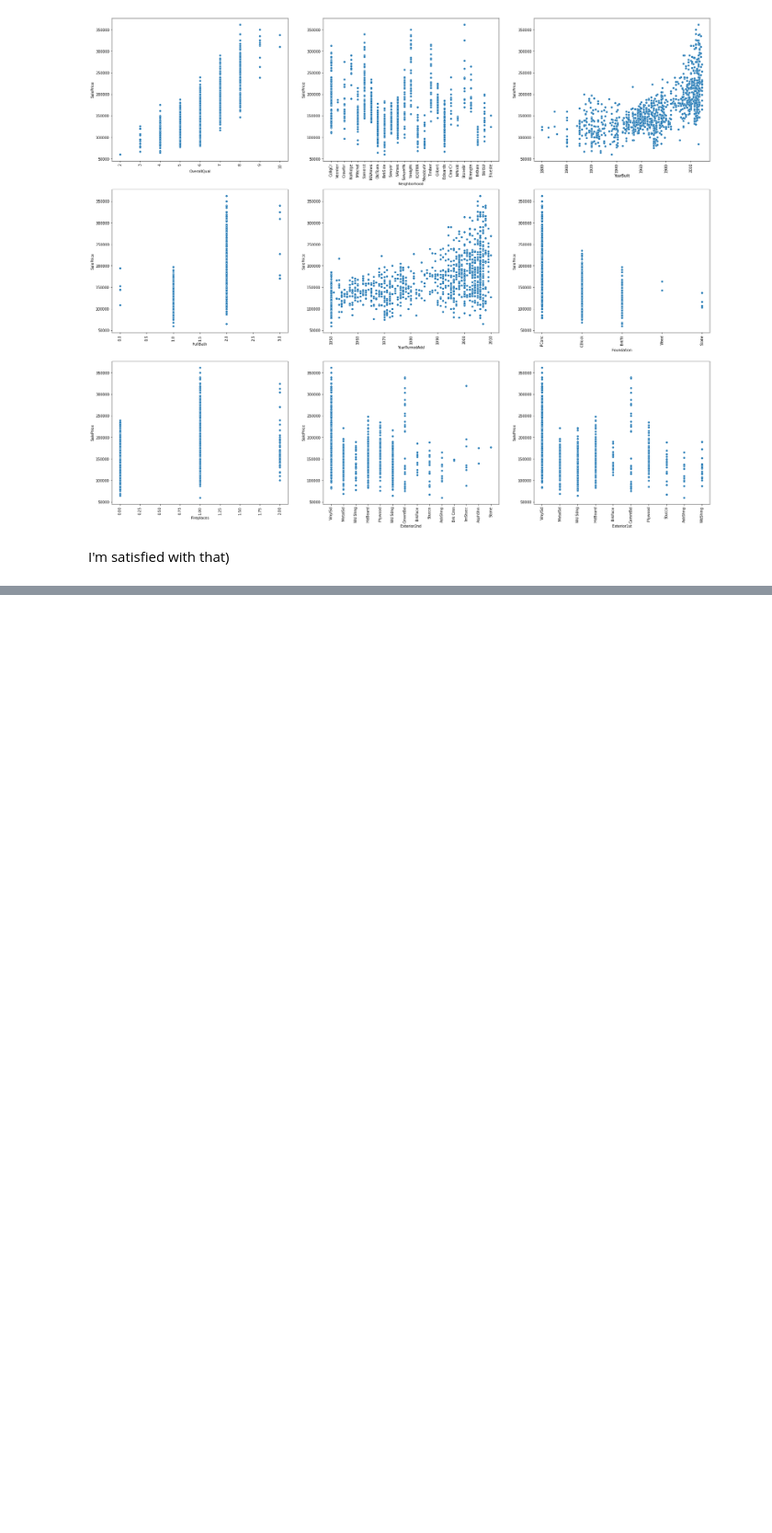
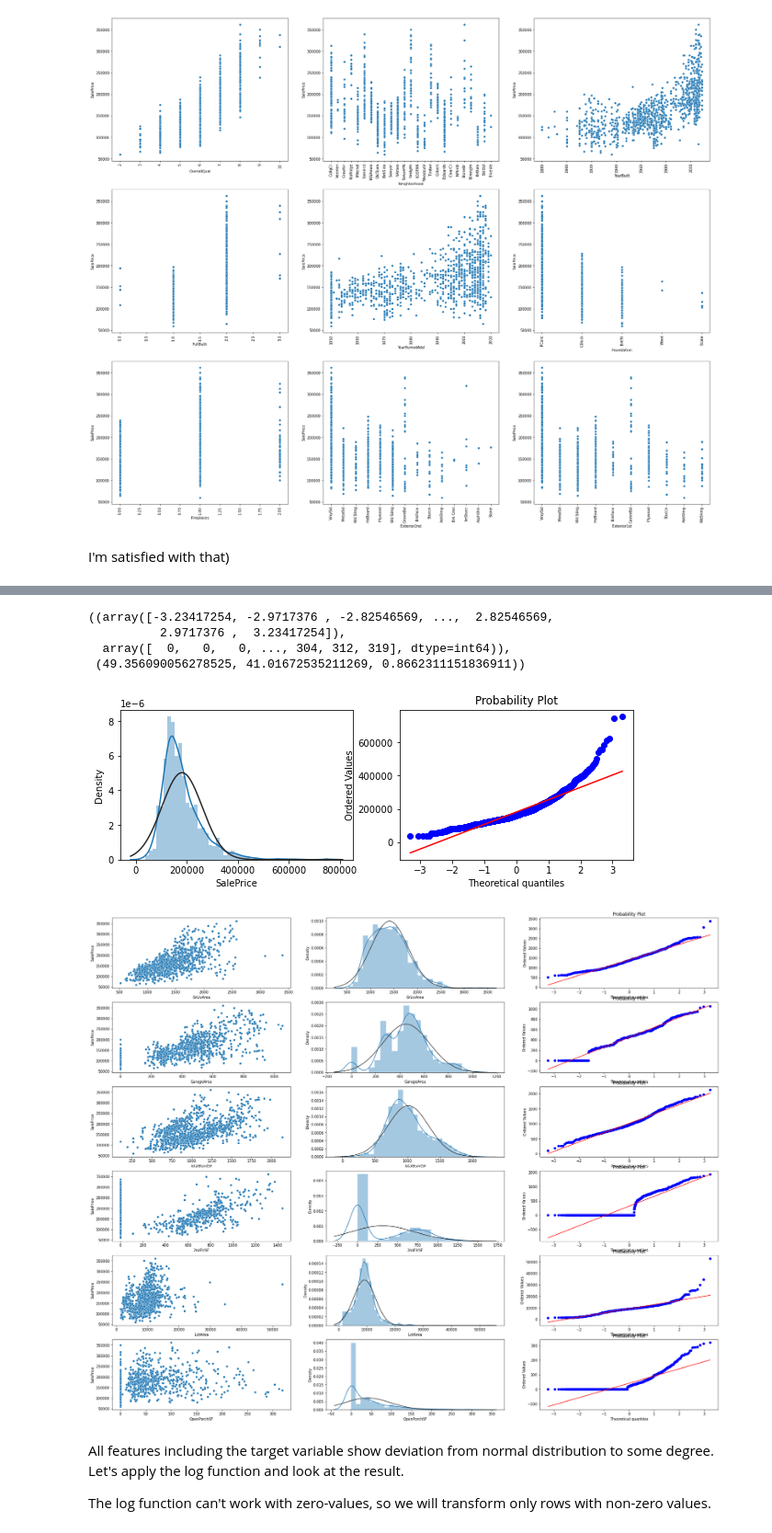
Before and after one commit to KorniiVlasenko/House-Price-Predictor-ML-Regression, a Jupyter notebook: Notebooks/Exploratory/explaratory_analysis.ipynb, the cells around one changed output, grey strips where cells are left out. Shown at 92% size. Saved outputs shown, nothing was run; the diff lists cells and outputs as text; code cells hidden in the pictures; blank space fills up the shorter version.

Commit message:
fitting stats, another csv
Try to fit data to normality and homoscedasticity. Write the result in a new csv file

```diff
--- a/Notebooks/Exploratory/explaratory_analysis.ipynb
+++ b/Notebooks/Exploratory/explaratory_analysis.ipynb
@@ -733,3 +668,0 @@ ordinal_encoding_cols = ['ExterQual', 'ExterCond', 'BsmtCond', 'BsmtFinType1', '
-# %%
-for col in X[dummies_encoding_cols]:
-    X = pd.get_dummies(X, columns = [col], prefix = [col + '_'])
@@ -768,2 +668,0 @@ Since we have encoded columns now, we can drop original ones
-# %%
-X = X.drop(['ExterQual', 'ExterCond', 'BsmtCond', 'HeatingQC', 'BsmtFinType1', 'CentralAir', 'Functional'], axis = 1)
@@ -776,0 +712,51 @@ np.any(~X_y) # Check if at least one index of y and X doesn't match
+# %%
+data_full = pd.concat([X, y], axis = 1)
+
+fig, axes = plt.subplots(1, 2, figsize=(10, 3))
+
+#SalePrice
+sns.distplot(data['SalePrice'], fit=norm, ax=axes[0]);
+stats.probplot(data['SalePrice'], plot=axes[1])
+
+fig, axes = plt.subplots(6, 3, figsize=(30, 25))
+
+#GrLivArea
+sns.scatterplot(x=data_full['GrLivArea'], y=data_full['SalePrice'], ax=axes[0, 0])
+sns.distplot(data_full['GrLivArea'], fit=norm, ax=axes[0, 1])
+stats.probplot(data_full['GrLivArea'], plot=axes[0, 2])
+
+#GarageArea
+sns.scatterplot(x=data_full['GarageArea'], y=data_full['SalePrice'], ax=axes[1, 0])
+sns.distplot(data_full['GarageArea'], fit=norm, ax=axes[1, 1])
+stats.probplot(data_full['GarageArea'], plot=axes[1, 2])
+
+#TotalBsmtSF
+sns.scatterplot(x=data_full['TotalBsmtSF'], y=data_full['SalePrice'], ax=axes[2, 0])
+sns.distplot(data_full['TotalBsmtSF'], fit=norm, ax=axes[2, 1])
+stats.probplot(data_full['TotalBsmtSF'], plot=axes[2, 2])
+
+#2ndFlrSF
+sns.scatterplot(x=data_full['2ndFlrSF'], y=data_full['SalePrice'], ax=axes[3, 0])
+sns.distplot(data_full['2ndFlrSF'], fit=norm, ax=axes[3, 1])
+stats.probplot(data_full['2ndFlrSF'], plot=axes[3, 2])
+
+#LotArea
+sns.scatterplot(x=data_full['LotArea'], y=data_full['SalePrice'], ax=axes[4, 0])
+sns.distplot(data_full['LotArea'], fit=norm, ax=axes[4, 1])
+stats.probplot(data_full['LotArea'], plot=axes[4, 2])
+
+#OpenPorchSF
+sns.scatterplot(x=data_full['OpenPorchSF'], y=data_full['SalePrice'], ax=axes[5, 0])
+sns.distplot(data_full['OpenPorchSF'], fit=norm, ax=axes[5, 1])
+stats.probplot(data_full['OpenPorchSF'], plot=axes[5, 2])
+# %% [output]
+((array([-3.23417254, -2.9717376 , -2.82546569, ...,  2.82546569,
+          2.9717376 ,  3.23417254]),
+  array([  0,   0,   0, ..., 304, 312, 319], dtype=int64)),
+ (49.356090056278525, 41.01672535211269, 0.8662311151836911))
+[figure, added]
+[figure, added]
+# %% [markdown]
+All features including the target variable show deviation from normal distribution to some degree. Let's apply the log function and look at the result.
+
+The log function can't work with zero-values, so we will transform only rows with non-zero values.
```
Also changed, not shown: parts of 67 cells of this notebook, 2 other files.
